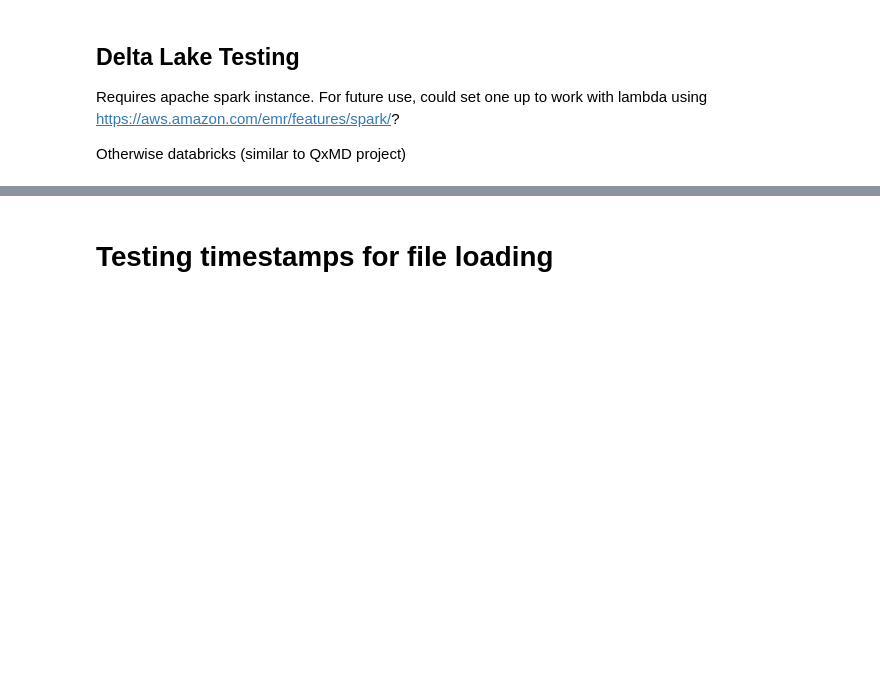
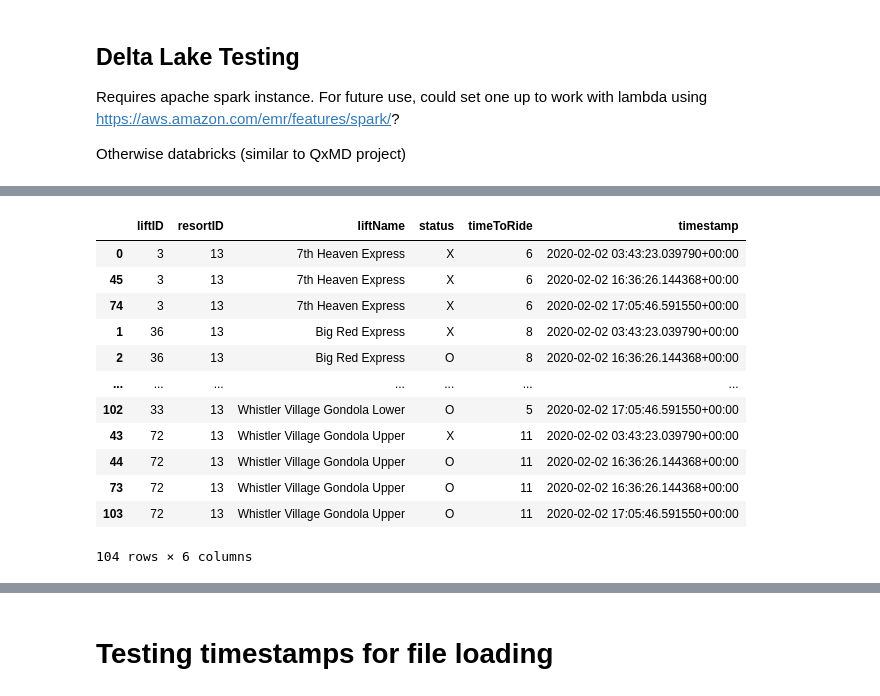
Before and after one commit to Pall-v/snowbot, a Jupyter notebook: notebooks/2.0-pv-process-json.ipynb, the cells around one changed output, grey strips where cells are left out. Saved outputs shown, nothing was run; the diff lists cells and outputs as text; code cells hidden in the pictures; blank space fills up the shorter version.

```diff
--- a/notebooks/2.0-pv-process-json.ipynb
+++ b/notebooks/2.0-pv-process-json.ipynb
@@ -399,0 +404,16 @@ load_dataframe_from_parquet_on_s3(fname)
+# %%
+parq_df.sort_values(["liftName", "timestamp"])
+# %% [output]
+|  | liftID | resortID | liftName | status | timeToRide | timestamp |
+| 0 | 3 | 13 | 7th Heaven Express | X | 6 | 2020-02-02 03:43:23.039790+00:00 |
+| 45 | 3 | 13 | 7th Heaven Express | X | 6 | 2020-02-02 16:36:26.144368+00:00 |
+| 74 | 3 | 13 | 7th Heaven Express | X | 6 | 2020-02-02 17:05:46.591550+00:00 |
+| 1 | 36 | 13 | Big Red Express | X | 8 | 2020-02-02 03:43:23.039790+00:00 |
+| 2 | 36 | 13 | Big Red Express | O | 8 | 2020-02-02 16:36:26.144368+00:00 |
+| ... | ... | ... | ... | ... | ... | ... |
+| 102 | 33 | 13 | Whistler Village Gondola Lower | O | 5 | 2020-02-02 17:05:46.591550+00:00 |
+| 43 | 72 | 13 | Whistler Village Gondola Upper | X | 11 | 2020-02-02 03:43:23.039790+00:00 |
+| 44 | 72 | 13 | Whistler Village Gondola Upper | O | 11 | 2020-02-02 16:36:26.144368+00:00 |
+| 73 | 72 | 13 | Whistler Village Gondola Upper | O | 11 | 2020-02-02 16:36:26.144368+00:00 |
+| 103 | 72 | 13 | Whistler Village Gondola Upper | O | 11 | 2020-02-02 17:05:46.591550+00:00 |
+104 rows × 6 columns
```
Also changed, not shown: parts of 28 cells of this notebook, 5 other files.
